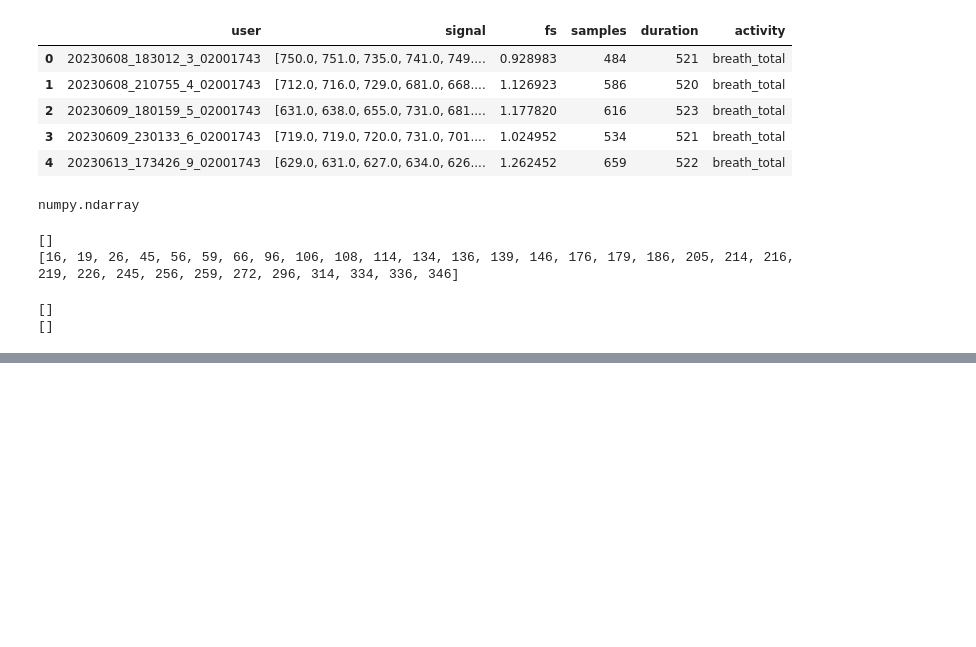
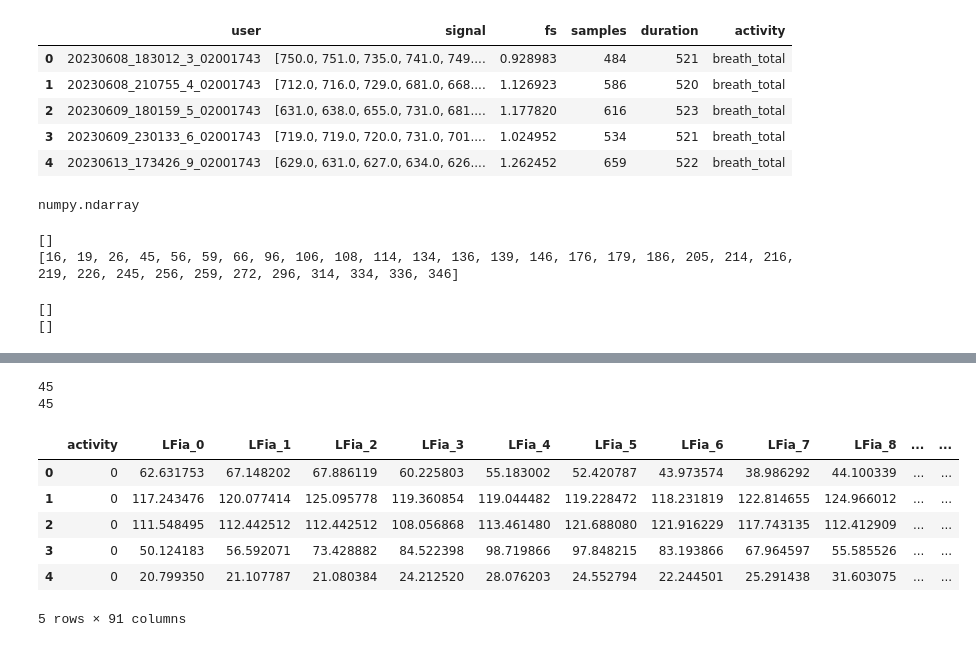
Before and after one commit to mehakrafiq/eval_lh_hf, a Jupyter notebook: signal_analysis.ipynb, the cells around one changed output, grey strips where cells are left out. Saved outputs shown, nothing was run; the diff lists cells and outputs as text; code cells hidden in the pictures; blank space fills up the shorter version.

```diff
--- a/signal_analysis.ipynb
+++ b/signal_analysis.ipynb
@@ -450,0 +665,69 @@ main_df_filtered.head()
+# %%
+# funtions to find the longest length of the list in the df_lf_hf_ia dataframe column LFia and HFia separately
+def find_max_len_lfia(df):
+    max_len = 0
+    for i in range(len(df)):
+        if len(df['LFia'][i]) > max_len:
+            max_len = len(df['LFia'][i])
+    return max_len
+
+def find_max_len_hfia(df):
+    max_len = 0
+    for i in range(len(df)):
+        if len(df['HFia'][i]) > max_len:
+            max_len = len(df['HFia'][i])
+    return max_len
+
+# test to see if the function works
+print(find_max_len_lfia(df_lf_hf_ia))
+print(find_max_len_hfia(df_lf_hf_ia))
+# %% [output]
+45
+45
+# %%
+#funtion to make new columns from the values in the list in the df_lf_hf_ia dataframe column LFia and HFia separately so each value in the list is a new column and as these is diversity in list length we will pad the list with 0s to make all the lists of the same length
+def make_new_columns_lfia(df):
+    max_len = find_max_len_lfia(df)
+    for i in range(max_len):
+        df['LFia_' + str(i)] = 0
+    return df
+
+def make_new_columns_hfia(df):
+    max_len = find_max_len_hfia(df)
+    for i in range(max_len):
+        df['HFia_' + str(i)] = 0
+    return df
+
+# test to see if the function works
+make_new_columns_lfia(df_lf_hf_ia)
+make_new_columns_hfia(df_lf_hf_ia)
+
+#funtion to fill the new columns with the values in the list in the df_lf_hf_ia dataframe column LFia and HFia separately
+def fill_new_columns_lfia(df):
+    for i in range(len(df)):
+        for j in range(len(df['LFia'][i])):
+            df['LFia_' + str(j)][i] = df['LFia'][i][j]
+    return df
+
+def fill_new_columns_hfia(df):
+    for i in range(len(df)):
+        for j in range(len(df['HFia'][i])):
+            df['HFia_' + str(j)][i] = df['HFia'][i][j]
+    return df
+
+# test to see if the function works
+fill_new_columns_lfia(df_lf_hf_ia)
+fill_new_columns_hfia(df_lf_hf_ia)
+
+#drop the column LFia and HFia as we have made new columns from the values in the list in the df_lf_hf_ia dataframe column LFia and HFia and also drop a full nan row that was created in the process
+df_lf_hf_ia = df_lf_hf_ia.drop(columns=['LFia', 'HFia'])
+# %%
+df_lf_hf_ia.head()
+# %% [output]
+|  | activity | LFia_0 | LFia_1 | LFia_2 | LFia_3 | LFia_4 | LFia_5 | LFia_6 | LFia_7 | LFia_8 | ... | ... |
+| 0 | 0 | 62.631753 | 67.148202 | 67.886119 | 60.225803 | 55.183002 | 52.420787 | 43.973574 | 38.986292 | 44.100339 | ... | ... |
+| 1 | 0 | 117.243476 | 120.077414 | 125.095778 | 119.360854 | 119.044482 | 119.228472 | 118.231819 | 122.814655 | 124.966012 | ... | ... |
+| 2 | 0 | 111.548495 | 112.442512 | 112.442512 | 108.056868 | 113.461480 | 121.688080 | 121.916229 | 117.743135 | 112.412909 | ... | ... |
+| 3 | 0 | 50.124183 | 56.592071 | 73.428882 | 84.522398 | 98.719866 | 97.848215 | 83.193866 | 67.964597 | 55.585526 | ... | ... |
+| 4 | 0 | 20.799350 | 21.107787 | 21.080384 | 24.212520 | 28.076203 | 24.552794 | 22.244501 | 25.291438 | 31.603075 | ... | ... |
+5 rows × 91 columns
```
Also changed, not shown: parts of 19 cells of this notebook.
